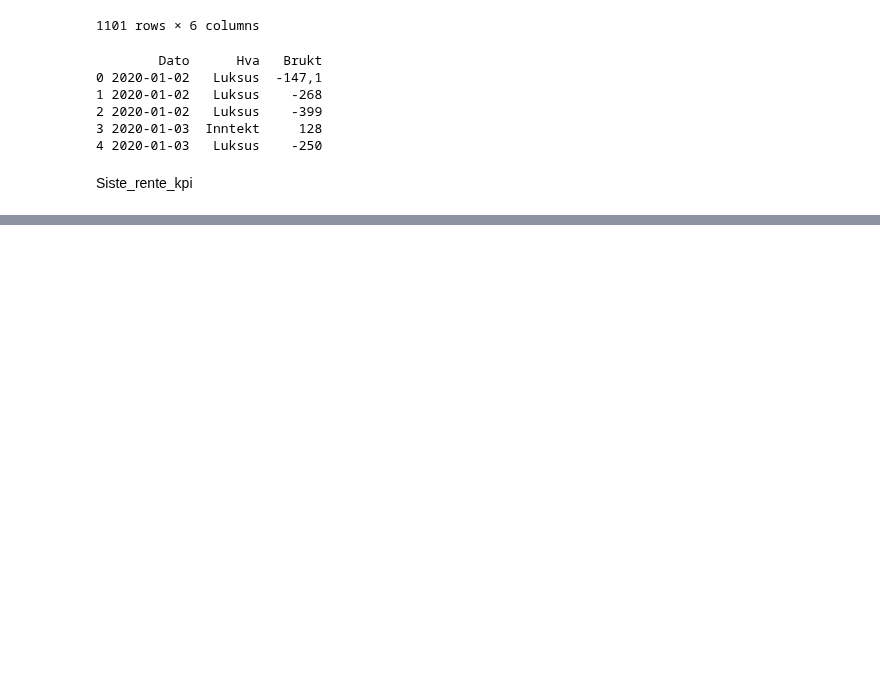
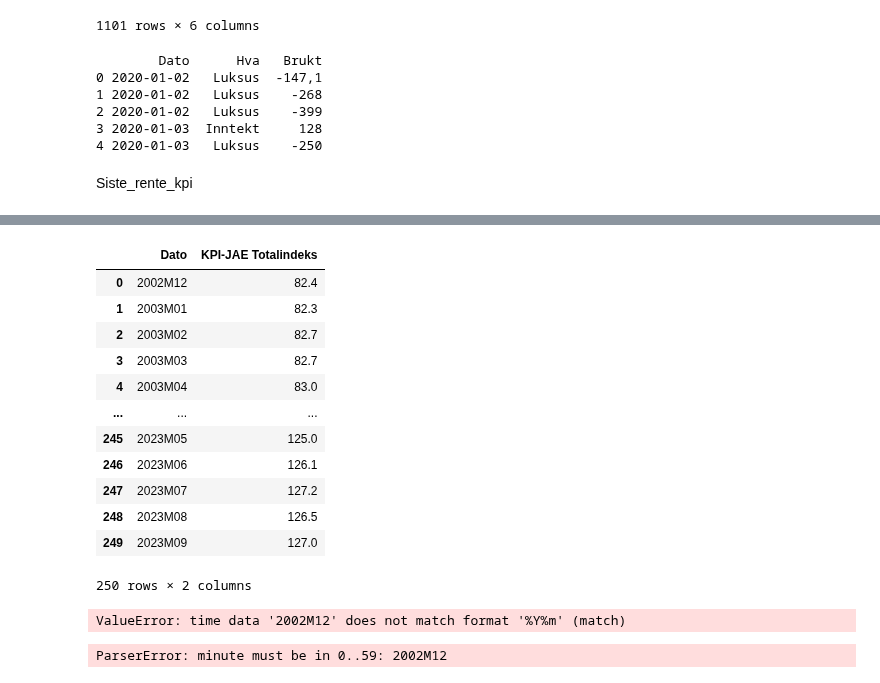
Before and after one commit to 591118/ProsjektADAH2023, a Jupyter notebook: preprosessing.ipynb, the cells around one changed output, grey strips where cells are left out. Drawn from its saved outputs; the diff is of its cells as text; code cells hidden in the pictures; blank space fills up the shorter version.

```diff
--- a/preprosessing.ipynb
+++ b/preprosessing.ipynb
@@ -143,0 +161,33 @@ final_df
+# %%
+df = pd.read_excel('kpijae.xlsx')
+df
+# %% [output]
+|  | Dato | KPI-JAE Totalindeks |
+| 0 | 2002M12 | 82.4 |
+| 1 | 2003M01 | 82.3 |
+| 2 | 2003M02 | 82.7 |
+| 3 | 2003M03 | 82.7 |
+| 4 | 2003M04 | 83.0 |
+| ... | ... | ... |
+| 245 | 2023M05 | 125.0 |
+| 246 | 2023M06 | 126.1 |
+| 247 | 2023M07 | 127.2 |
+| 248 | 2023M08 | 126.5 |
+| 249 | 2023M09 | 127.0 |
+250 rows × 2 columns
+# %%
+df['Dato'] = pd.to_datetime(df['Dato'], format='%Y%m')
+
+df
+# %% [output]
+ValueError: time data '2002M12' does not match format '%Y%m' (match)
+# %%
+df['Dato'] = pd.to_datetime(df['Dato'])
+datas['Dato'] = pd.to_datetime(datas['Dato'])
+
+# Merge on 'Dato' column
+merged_df = pd.merge(df, datas, on='Dato', how='oute')
+
+merged_df
+# %% [output]
+ParserError: minute must be in 0..59: 2002M12
```
Also changed, not shown: parts of 2 cells of this notebook, 3 other files.
